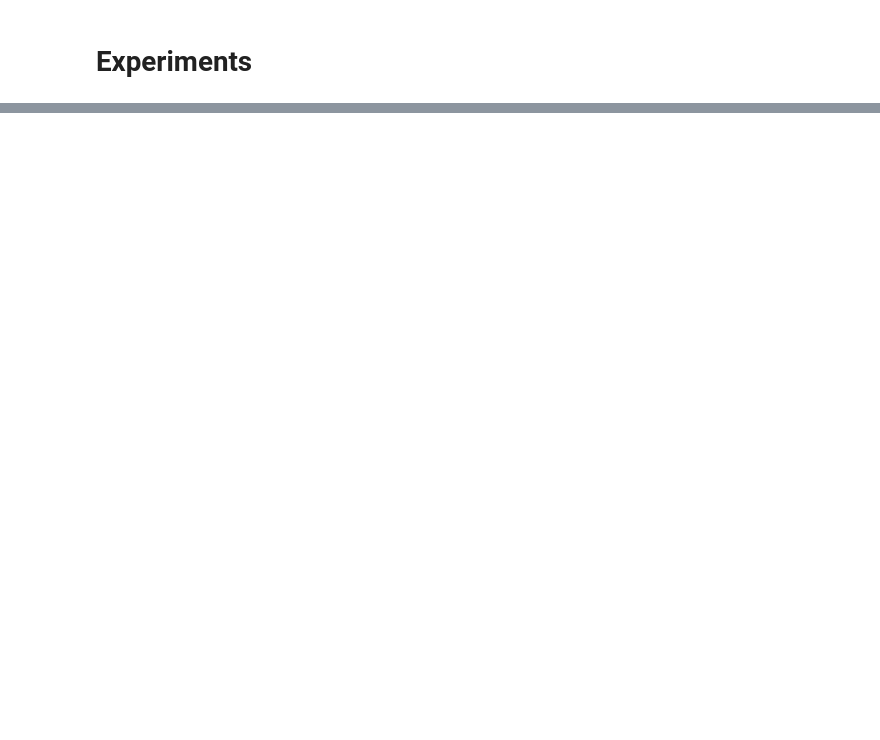
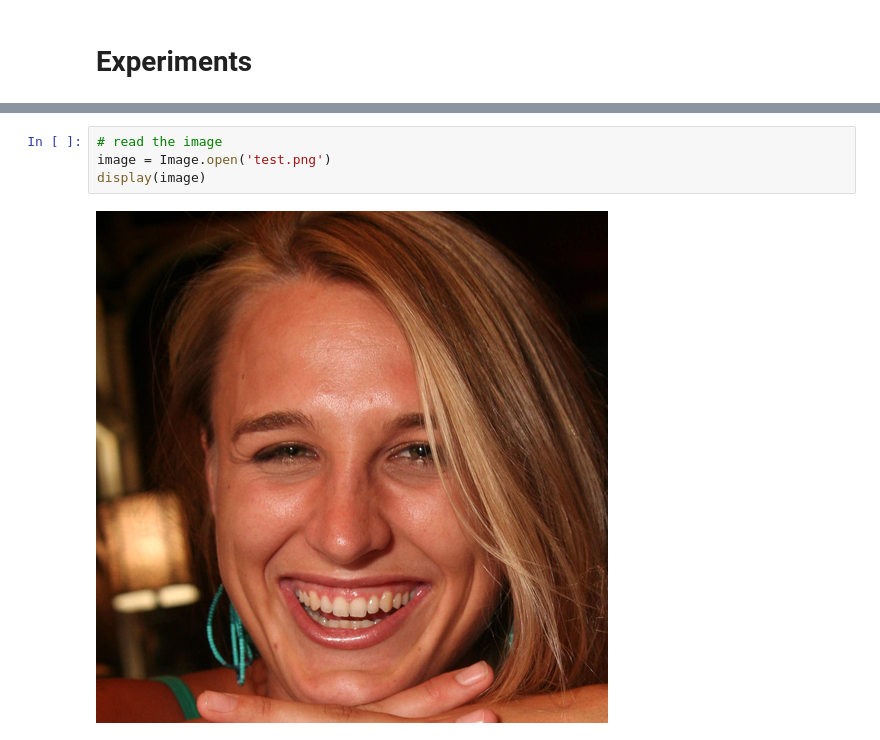
Before and after one commit to helloimlixin/dlgan, a Jupyter notebook: Scratch.ipynb, the cells around one changed output, grey strips where cells are left out. Drawn from its saved outputs; the diff is of its cells as text; blank space fills up the shorter version.

```diff
--- a/Scratch.ipynb
+++ b/Scratch.ipynb
@@ -22,0 +34,6 @@ Fri Jan 19 16:59:27 2024
+# %%
+# read the image
+image = Image.open('test.png')
+display(image)
+# %% [output]
+[figure, added]
```
Also changed, not shown: parts of 3 cells of this notebook, 5 other files.
